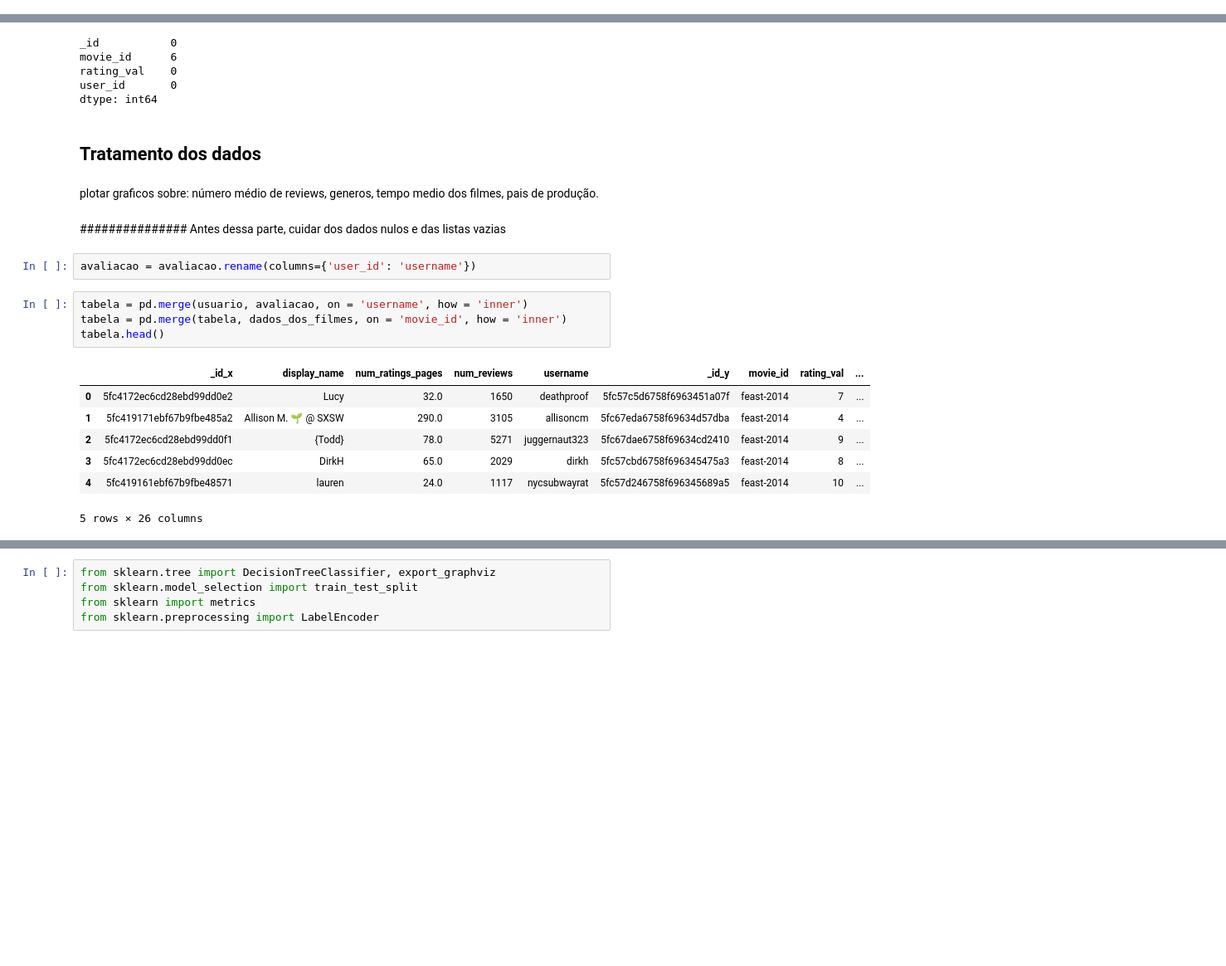
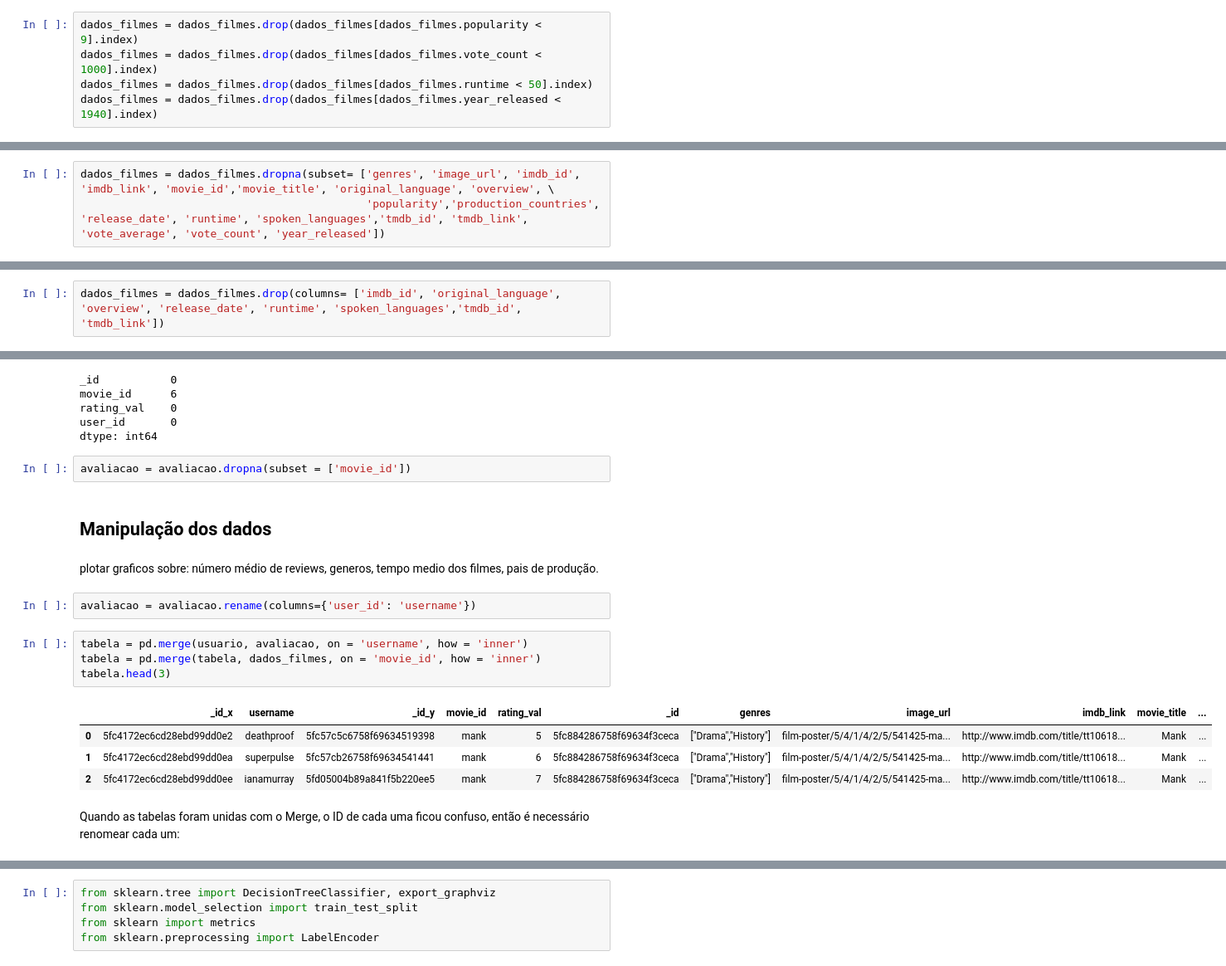
Before and after one commit to jamilly-b/curso-machine-learning, a Jupyter notebook: Projeto/letterboxd.ipynb, the cells around one changed output, grey strips where cells are left out. Shown: that part at 83% size. Saved outputs shown, nothing was run; the diff lists cells and outputs as text; blank space fills up the shorter version.

```diff
--- a/Projeto/letterboxd.ipynb
+++ b/Projeto/letterboxd.ipynb
@@ -135,0 +160,5 @@ dtype: int64
+# %%
+dados_filmes = dados_filmes.drop(dados_filmes[dados_filmes.popularity < 9].index)
+dados_filmes = dados_filmes.drop(dados_filmes[dados_filmes.vote_count < 1000].index)
+dados_filmes = dados_filmes.drop(dados_filmes[dados_filmes.runtime < 50].index)
+dados_filmes = dados_filmes.drop(dados_filmes[dados_filmes.year_released < 1940].index)
@@ -135,0 +167,3 @@ dtype: int64
+# %%
+dados_filmes = dados_filmes.dropna(subset= ['genres', 'image_url', 'imdb_id', 'imdb_link', 'movie_id','movie_title', 'original_language', 'overview', \
+                                            'popularity','production_countries', 'release_date', 'runtime', 'spoken_languages','tmdb_id', 'tmdb_link', 'vote_average', 'vote_count', 'year_released'])
@@ -135,0 +172,2 @@ dtype: int64
+# %%
+dados_filmes = dados_filmes.drop(columns= ['imdb_id', 'original_language', 'overview', 'release_date', 'runtime', 'spoken_languages','tmdb_id', 'tmdb_link'])
@@ -168,23 +206,22 @@ movie_id      6
 rating_val    0
 user_id       0
 dtype: int64
+# %%
+avaliacao = avaliacao.dropna(subset = ['movie_id'])
 # %% [markdown]
-## Tratamento dos dados
+## Manipulação dos dados
 # %% [markdown]
 plotar graficos sobre: número médio de reviews, generos, tempo medio dos filmes, pais de produção.
-# %% [markdown]
-############### Antes dessa parte, cuidar dos dados nulos e das listas vazias
 # %%
 avaliacao = avaliacao.rename(columns={'user_id': 'username'})
 # %%
 tabela = pd.merge(usuario, avaliacao, on = 'username', how = 'inner')
-tabela = pd.merge(tabela, dados_dos_filmes, on = 'movie_id', how = 'inner')
-tabela.head()
+tabela = pd.merge(tabela, dados_filmes, on = 'movie_id', how = 'inner')
+tabela.head(3)
 # %% [output]
-|  | _id_x | display_name | num_ratings_pages | num_reviews | username | _id_y | movie_id | rating_val | ... |
-| 0 | 5fc4172ec6cd28ebd99dd0e2 | Lucy | 32.0 | 1650 | deathproof | 5fc57c5d6758f6963451a07f | feast-2014 | 7 | ... |
-| 1 | 5fc419171ebf67b9fbe485a2 | Allison M. 🌱 @ SXSW | 290.0 | 3105 | allisoncm | 5fc67eda6758f69634d57dba | feast-2014 | 4 | ... |
-| 2 | 5fc4172ec6cd28ebd99dd0f1 | {Todd} | 78.0 | 5271 | juggernaut323 | 5fc67dae6758f69634cd2410 | feast-2014 | 9 | ... |
-| 3 | 5fc4172ec6cd28ebd99dd0ec | DirkH | 65.0 | 2029 | dirkh | 5fc57cbd6758f696345475a3 | feast-2014 | 8 | ... |
-| 4 | 5fc419161ebf67b9fbe48571 | lauren | 24.0 | 1117 | nycsubwayrat | 5fc57d246758f696345689a5 | feast-2014 | 10 | ... |
+|  | _id_x | username | _id_y | movie_id | rating_val | _id | genres | image_url | imdb_link | movie_title | ... |
+| 0 | 5fc4172ec6cd28ebd99dd0e2 | deathproof | 5fc57c5c6758f69634519398 | mank | 5 | 5fc884286758f69634f3ceca | ["Drama","History"] | film-poster/5/4/1/4/2/5/541425-ma... | http://www.imdb.com/title/tt10618... | Mank | ... |
+| 1 | 5fc4172ec6cd28ebd99dd0ea | superpulse | 5fc57cb26758f69634541441 | mank | 6 | 5fc884286758f69634f3ceca | ["Drama","History"] | film-poster/5/4/1/4/2/5/541425-ma... | http://www.imdb.com/title/tt10618... | Mank | ... |
+| 2 | 5fc4172ec6cd28ebd99dd0ee | ianamurray | 5fd05004b89a841f5b220ee5 | mank | 7 | 5fc884286758f69634f3ceca | ["Drama","History"] | film-poster/5/4/1/4/2/5/541425-ma... | http://www.imdb.com/title/tt10618... | Mank | ... |
-5 rows × 26 columns
+# %% [markdown]
+Quando as tabelas foram unidas com o Merge, o ID de cada uma ficou confuso, então é necessário renomear cada um:
```
Also changed, not shown: parts of 53 cells of this notebook.
